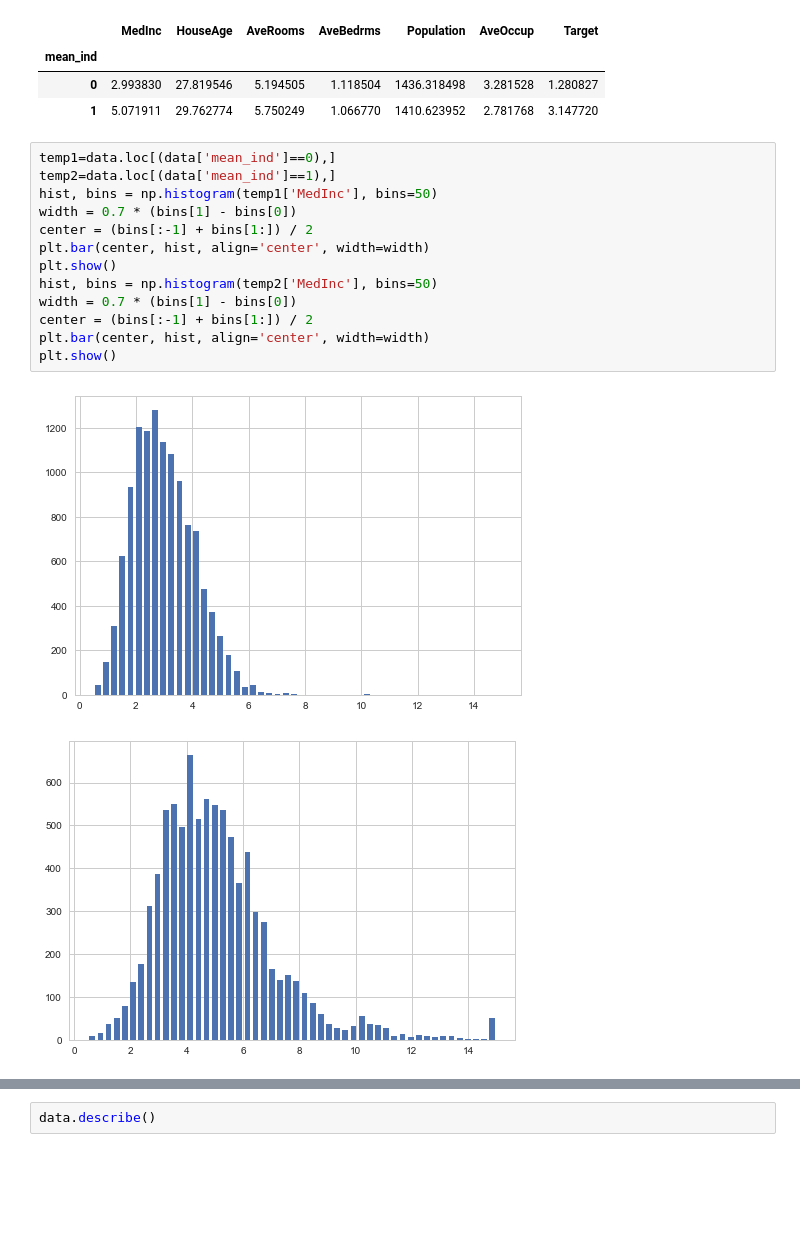
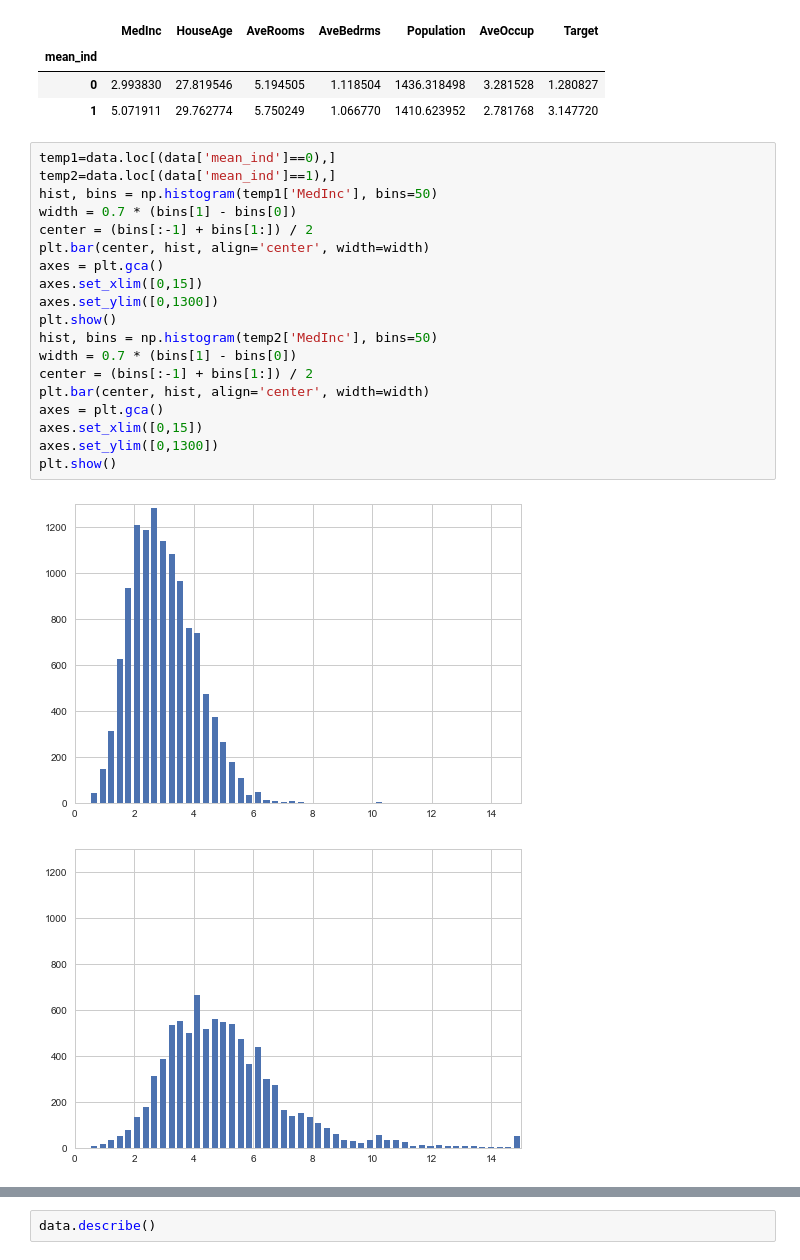
Before and after one commit to Klivote/Python_machineLearning_examples, a Jupyter notebook: 1_Logistic_GradientBoosting_in_Python.ipynb, the cells around one changed output, grey strips where cells are left out. Saved outputs shown, nothing was run; the diff lists cells and outputs as text; blank space fills up the shorter version.

```diff
--- a/1_Logistic_GradientBoosting_in_Python.ipynb
+++ b/1_Logistic_GradientBoosting_in_Python.ipynb
@@ -71,19 +71,25 @@ data.groupby('mean_ind').mean()
 # %%
 temp1=data.loc[(data['mean_ind']==0),]
 temp2=data.loc[(data['mean_ind']==1),]
 hist, bins = np.histogram(temp1['MedInc'], bins=50)
 width = 0.7 * (bins[1] - bins[0])
 center = (bins[:-1] + bins[1:]) / 2
 plt.bar(center, hist, align='center', width=width)
+axes = plt.gca()
+axes.set_xlim([0,15])
+axes.set_ylim([0,1300])
 plt.show()
 hist, bins = np.histogram(temp2['MedInc'], bins=50)
 width = 0.7 * (bins[1] - bins[0])
 center = (bins[:-1] + bins[1:]) / 2
 plt.bar(center, hist, align='center', width=width)
+axes = plt.gca()
+axes.set_xlim([0,15])
+axes.set_ylim([0,1300])
 plt.show()
 # %% [output]
-[figure, old version]
+[figure, new version]
-[figure, old version]
+[figure, new version]
 # %%
 temp1=data.loc[(data['mean_ind']==0),]
 temp2=data.loc[(data['mean_ind']==1),]
```
Also changed, not shown: parts of 6 cells of this notebook.
